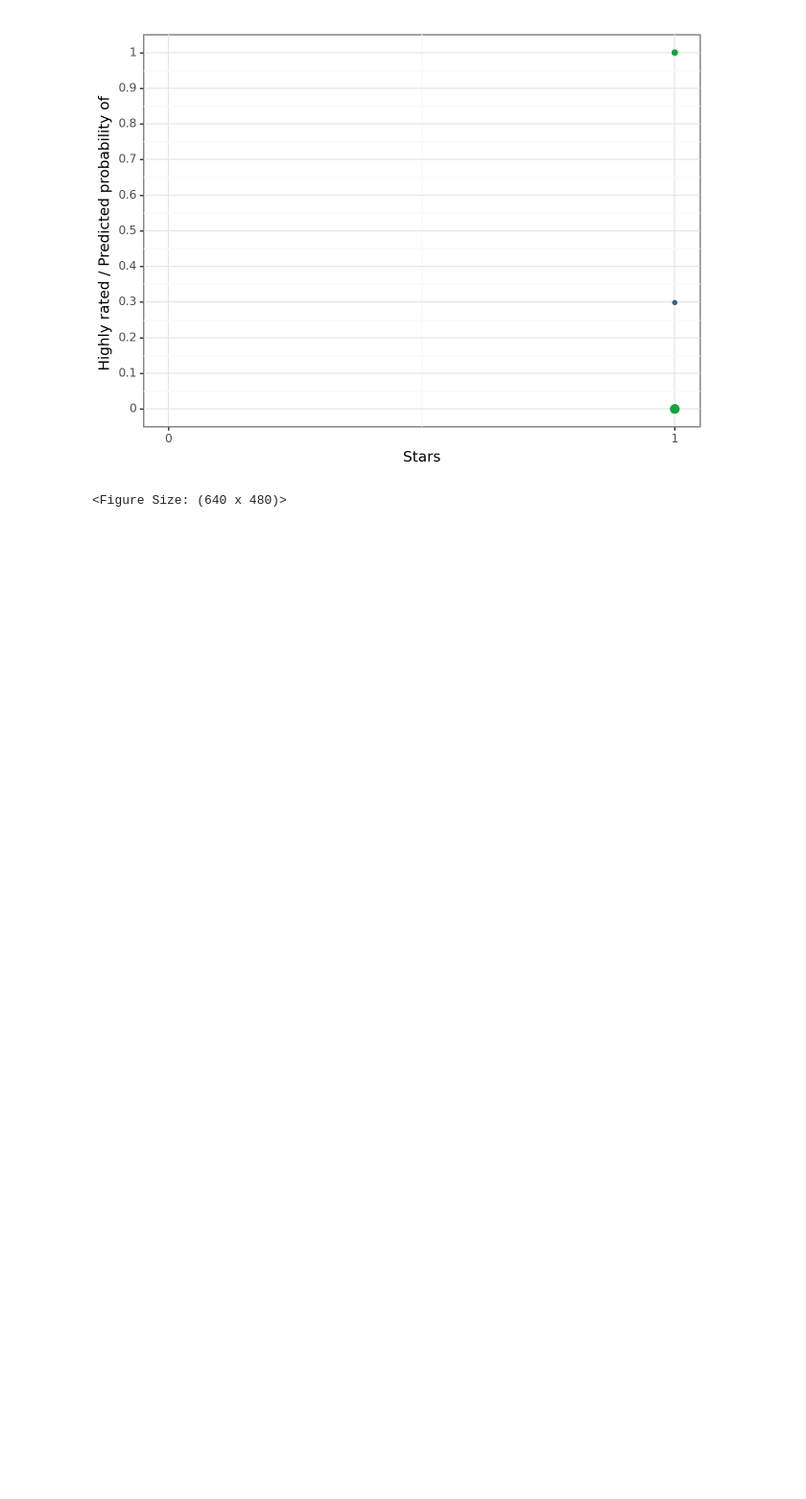
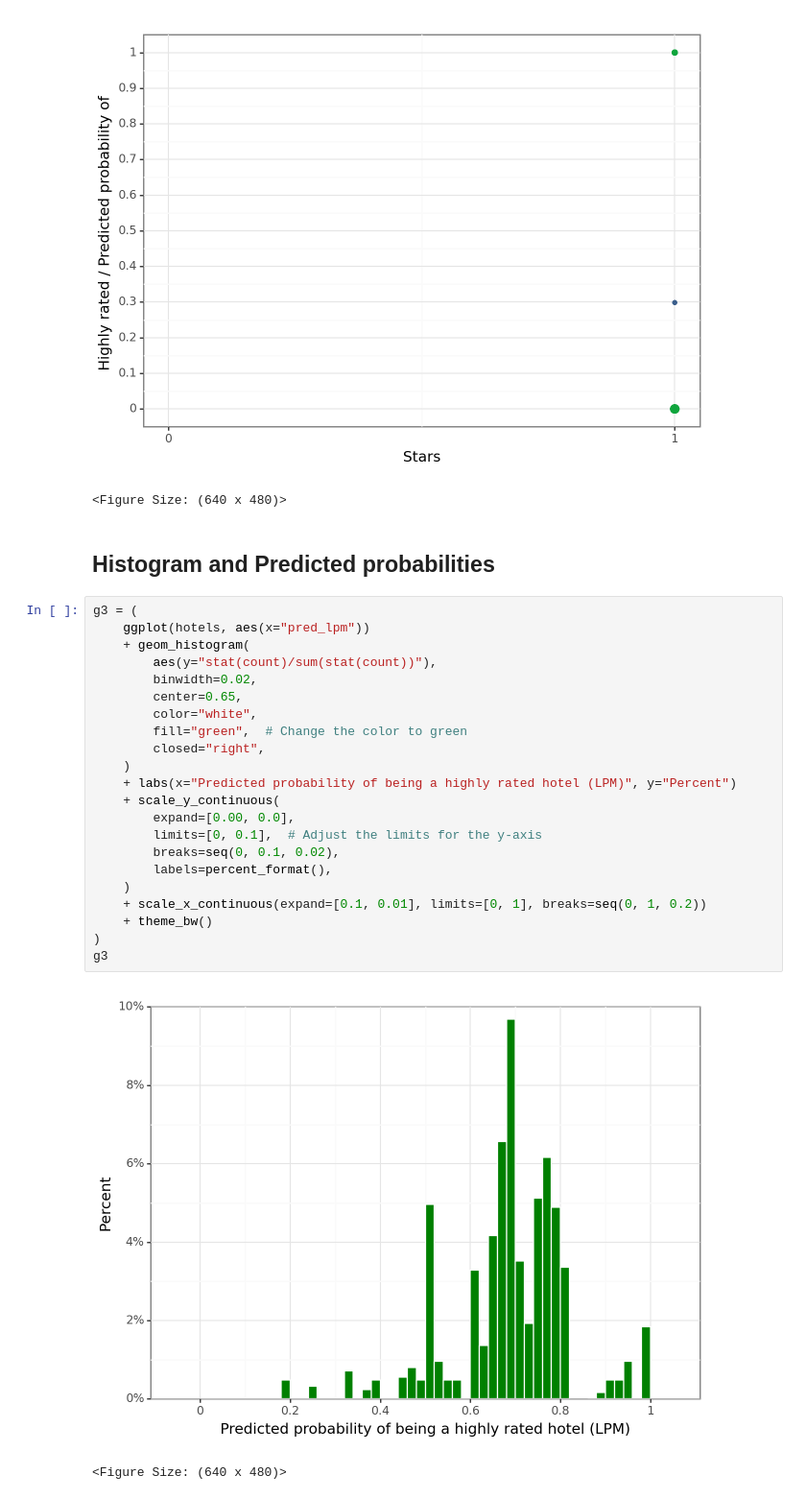
Before and after one commit to Alejandra-savagebriz/DA2, a Jupyter notebook: Assignment2_DA2.ipynb, the cells around one changed output. Shown at 96% size. Saved outputs shown, nothing was run; the diff lists cells and outputs as text; blank space fills up the shorter version.

Commit message:
Adding histogram of predicted probabilities

```diff
--- a/Assignment2_DA2.ipynb
+++ b/Assignment2_DA2.ipynb
@@ -993,3 +993,30 @@ g1
 # %% [output]
 [figure]
 <Figure Size: (640 x 480)>
+# %% [markdown]
+## Histogram and Predicted probabilities
+# %%
+g3 = (
+    ggplot(hotels, aes(x="pred_lpm"))
+    + geom_histogram(
+        aes(y="stat(count)/sum(stat(count))"),
+        binwidth=0.02,
+        center=0.65,
+        color="white",
+        fill="green",  # Change the color to green
+        closed="right",
+    )
+    + labs(x="Predicted probability of being a highly rated hotel (LPM)", y="Percent")
+    + scale_y_continuous(
+        expand=[0.00, 0.0],
+        limits=[0, 0.1],  # Adjust the limits for the y-axis
+        breaks=seq(0, 0.1, 0.02),
+        labels=percent_format(),
+    )
+    + scale_x_continuous(expand=[0.1, 0.01], limits=[0, 1], breaks=seq(0, 1, 0.2))
+    + theme_bw()
+)
+g3
+# %% [output]
+[figure, added]
+<Figure Size: (640 x 480)>
```
Also changed, not shown: parts of 1 cell of this notebook.
